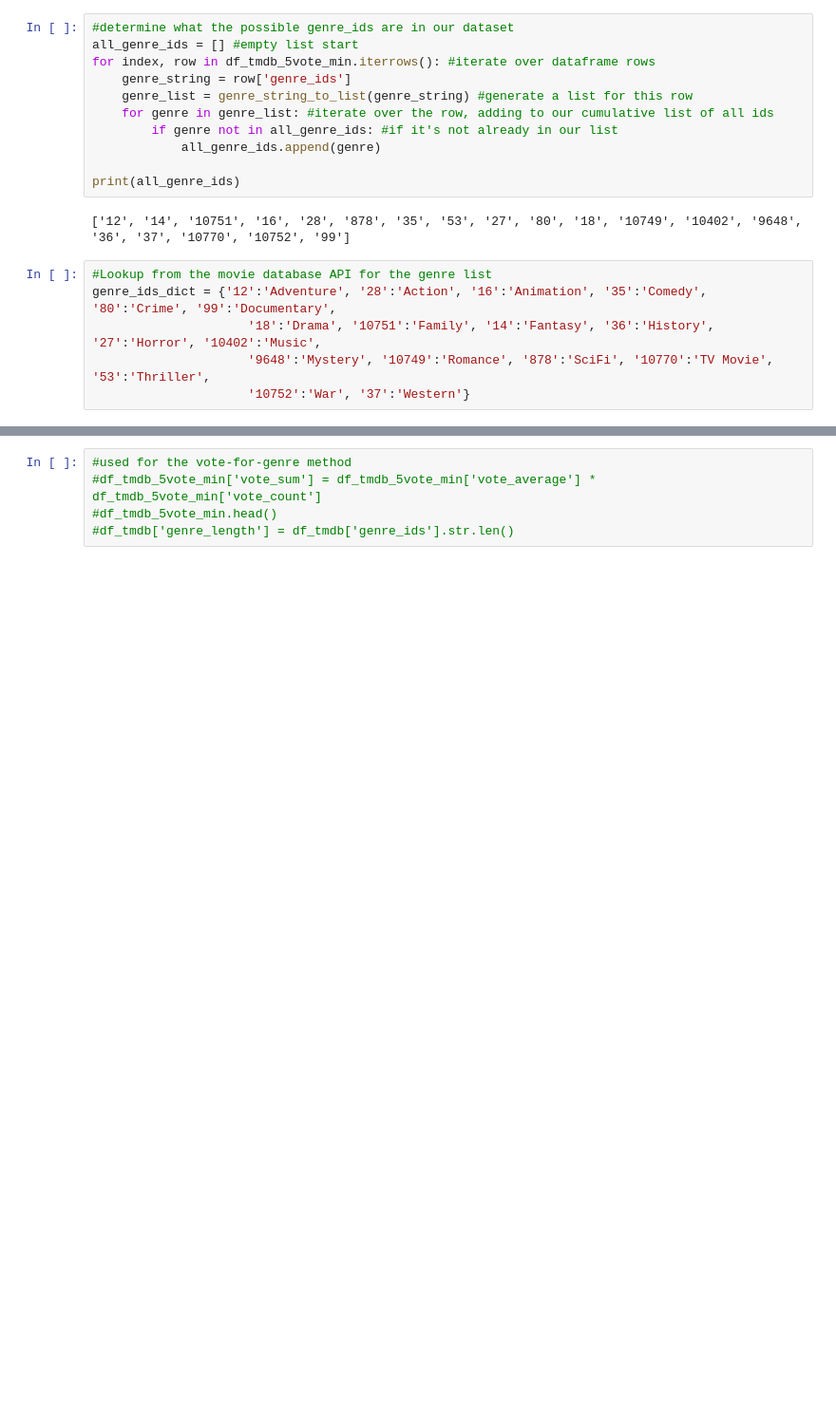
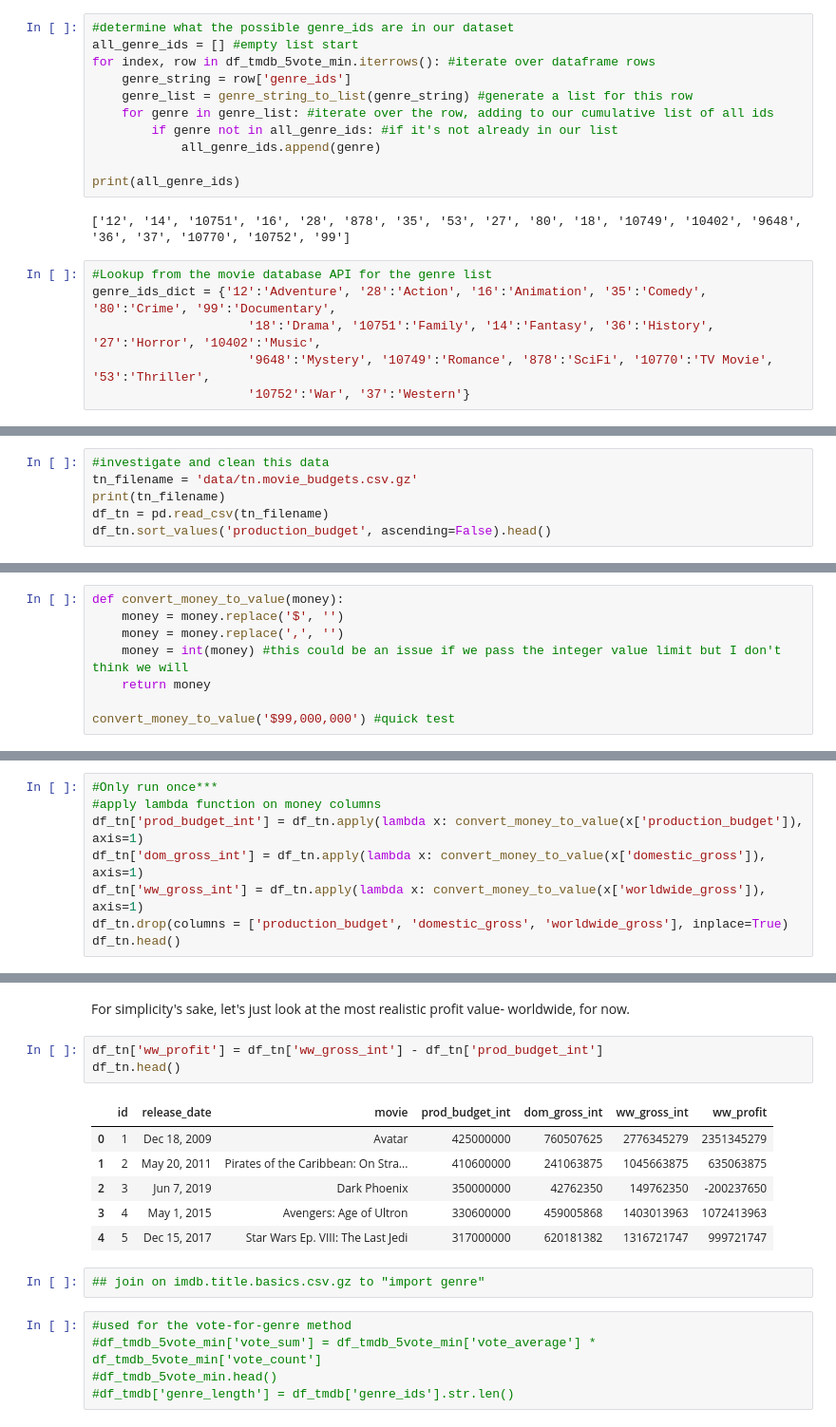
Before and after one commit to ewehmueller/movie-analysis, a Jupyter notebook: movie-analysis.ipynb, the cells around one changed output, grey strips where cells are left out. Shown at 95% size. Drawn from its saved outputs; the diff is of its cells as text; blank space fills up the shorter version.

```diff
--- a/movie-analysis.ipynb
+++ b/movie-analysis.ipynb
@@ -320,0 +383,6 @@ As we can see, Documentaries tend to have the best ratings across all movies wit
+# %%
+#investigate and clean this data
+tn_filename = 'data/tn.movie_budgets.csv.gz'
+print(tn_filename)
+df_tn = pd.read_csv(tn_filename)
+df_tn.sort_values('production_budget', ascending=False).head()
@@ -320,0 +399,8 @@ As we can see, Documentaries tend to have the best ratings across all movies wit
+# %%
+def convert_money_to_value(money):
+    money = money.replace('$', '')
+    money = money.replace(',', '')
+    money = int(money) #this could be an issue if we pass the integer value limit but I don't think we will
+    return money
+
+convert_money_to_value('$99,000,000') #quick test
@@ -320,0 +409,8 @@ As we can see, Documentaries tend to have the best ratings across all movies wit
+# %%
+#Only run once***
+#apply lambda function on money columns
+df_tn['prod_budget_int'] = df_tn.apply(lambda x: convert_money_to_value(x['production_budget']), axis=1)
+df_tn['dom_gross_int'] = df_tn.apply(lambda x: convert_money_to_value(x['domestic_gross']), axis=1)
+df_tn['ww_gross_int'] = df_tn.apply(lambda x: convert_money_to_value(x['worldwide_gross']), axis=1)
+df_tn.drop(columns = ['production_budget', 'domestic_gross', 'worldwide_gross'], inplace=True)
+df_tn.head()
@@ -321,3 +424,17 @@ As we can see, Documentaries tend to have the best ratings across all movies wit
+# %% [markdown]
+For simplicity's sake, let's just look at the most realistic profit value- worldwide, for now.
+# %%
+df_tn['ww_profit'] = df_tn['ww_gross_int'] - df_tn['prod_budget_int']
+df_tn.head()
+# %% [output]
+|  | id | release_date | movie | prod_budget_int | dom_gross_int | ww_gross_int | ww_profit |
+| 0 | 1 | Dec 18, 2009 | Avatar | 425000000 | 760507625 | 2776345279 | 2351345279 |
+| 1 | 2 | May 20, 2011 | Pirates of the Caribbean: On Stra... | 410600000 | 241063875 | 1045663875 | 635063875 |
+| 2 | 3 | Jun 7, 2019 | Dark Phoenix | 350000000 | 42762350 | 149762350 | -200237650 |
+| 3 | 4 | May 1, 2015 | Avengers: Age of Ultron | 330600000 | 459005868 | 1403013963 | 1072413963 |
+| 4 | 5 | Dec 15, 2017 | Star Wars Ep. VIII: The Last Jedi | 317000000 | 620181382 | 1316721747 | 999721747 |
+# %%
+## join on imdb.title.basics.csv.gz to "import genre"
 # %%
 #used for the vote-for-genre method
 #df_tmdb_5vote_min['vote_sum'] = df_tmdb_5vote_min['vote_average'] * df_tmdb_5vote_min['vote_count']
```
Also changed, not shown: parts of 14 cells of this notebook.
